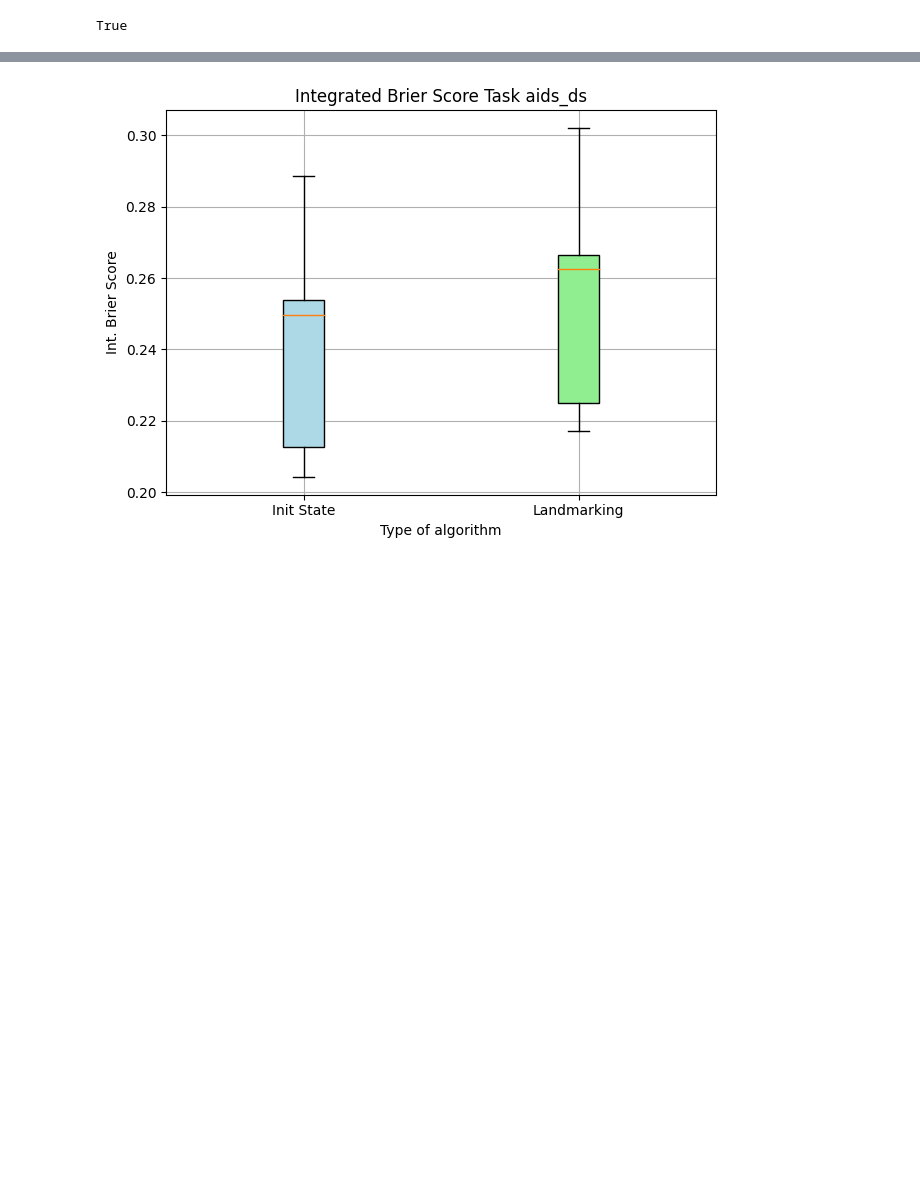
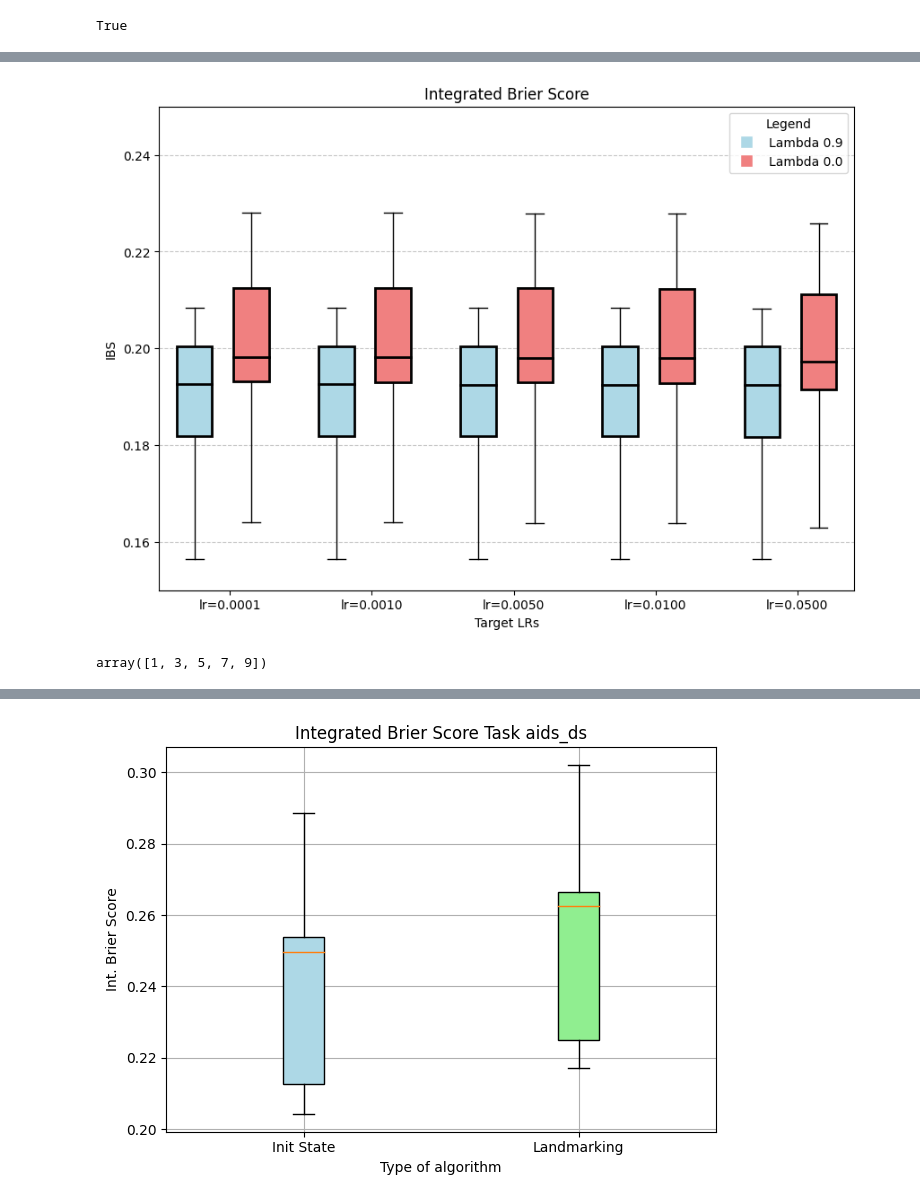
Before and after one commit to marianaw/deeptcsr, a Jupyter notebook: notebooks/deep_sa_single_task.ipynb, the cells around one changed output, grey strips where cells are left out. Drawn from its saved outputs; the diff is of its cells as text; code cells hidden in the pictures; blank space fills up the shorter version.

```diff
--- a/notebooks/deep_sa_single_task.ipynb
+++ b/notebooks/deep_sa_single_task.ipynb
@@ -125,0 +134,52 @@ Text(0.5, 0, 'Test size proportion')
+# %%
+X = bs_1
+
+Y = bs_0
+
+# Create a list of positions for the boxplots
+positions = np.arange(1, X.shape[1]*2, step=2)
+
+# Set box colors
+boxprops_X = dict(facecolor='lightblue', edgecolor='black', linewidth=2)
+boxprops_Y = dict(facecolor='lightcoral', edgecolor='black', linewidth=2)
+
+# Set mean line properties
+medianprops = dict(color='black', linewidth=2)
+
+# Set figure size
+plt.figure(figsize=(10, 7))
+
+# Plotting boxplots for X
+plt.boxplot(X, positions=positions, labels=['' for i in range(len(labels))], boxprops=boxprops_X, medianprops=medianprops, patch_artist=True)
+
+# Plotting boxplots for Y
+plt.boxplot(Y, positions=positions + 0.8, labels=['' for i in range(len(labels))], boxprops=boxprops_Y, medianprops=medianprops, patch_artist=True)
+
+# Create legend
+legend_X = plt.Line2D([0], [0], marker='s', color='w', markerfacecolor='lightblue', markersize=10, label='Lambda 0.9')
+legend_Y = plt.Line2D([0], [0], marker='s', color='w', markerfacecolor='lightcoral', markersize=10, label='Lambda 0.0')
+
+plt.legend(handles=[legend_X, legend_Y], title='Legend')
+
+# Customize the grid to have only horizontal lines
+plt.grid(axis='y', linestyle='--', alpha=0.7)
+
+# Set x-axis labels within boxplots
+labels = [f'lr={lr:.4f}' for lr in tgt_lrs]
+plt.xticks(positions+.5, labels, ha='center')
+
+
+plt.xlabel('Target LRs')
+plt.ylabel('IBS')
+plt.title('Integrated Brier Score')
+
+# Set y-axis limits
+plt.ylim(0.15, .25)
+
+plt.show()
+# %% [output]
+[figure, added]
+# %%
+positions
+# %% [output]
+array([1, 3, 5, 7, 9])
```
Also changed, not shown: parts of 12 cells of this notebook, 1 other file.
